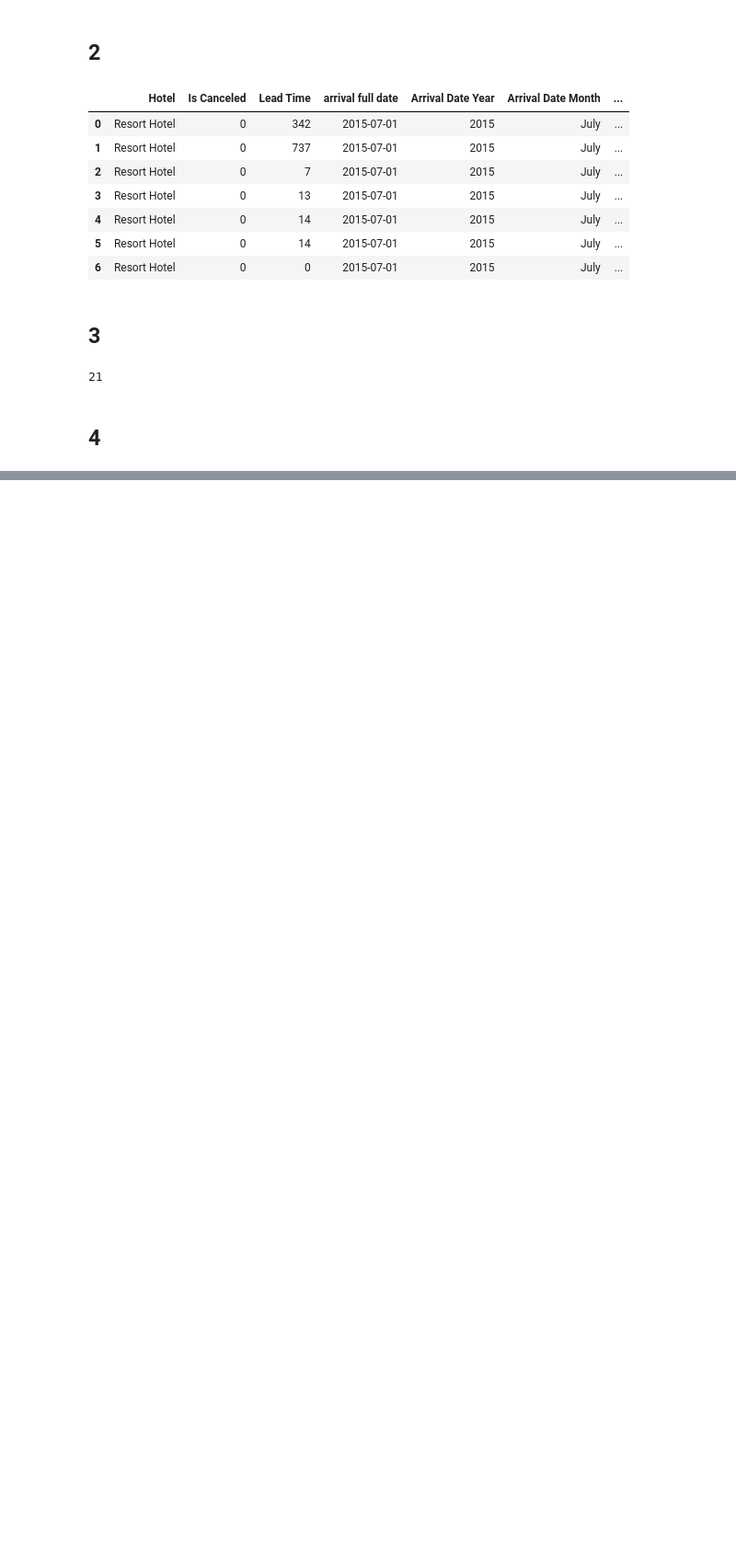
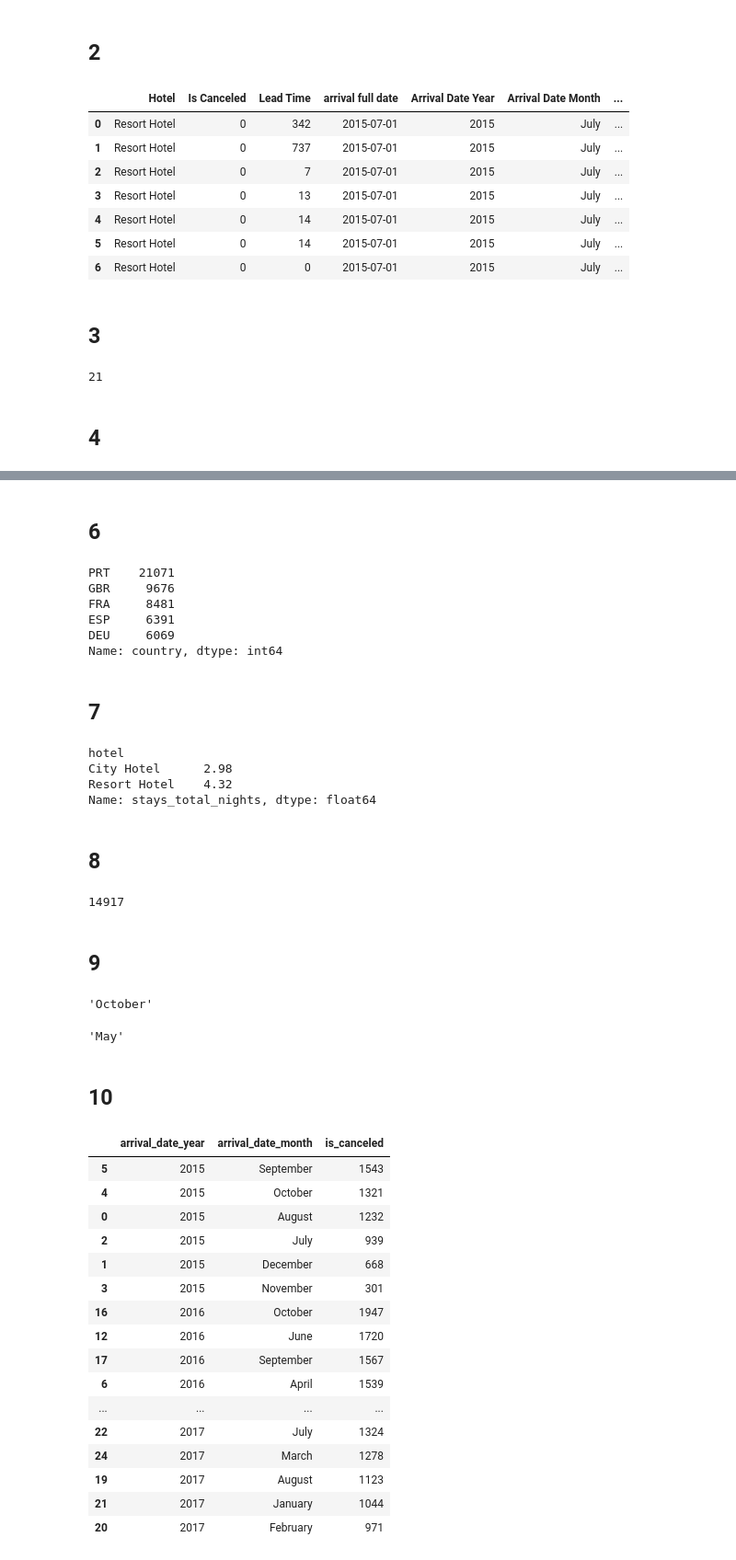
Before and after one commit to gbrs/Demo_Data_Analyst_KC, a Jupyter notebook: lesson_2_miniproject.ipynb, the cells around one changed output, grey strips where cells are left out. Shown: that part at 92% size. Drawn from its saved outputs; the diff is of its cells as text; code cells hidden in the pictures; blank space fills up the shorter version.

```diff
--- a/lesson_2_miniproject.ipynb
+++ b/lesson_2_miniproject.ipynb
@@ -43,0 +50,3 @@ dtype: int64
+# %%
+bookings.columns = bookings.columns.str.lower().str.replace(' ', '_')
+bookings.head()
@@ -43,0 +60,62 @@ dtype: int64
+# %% [markdown]
+## 6
+# %%
+bookings[bookings.is_canceled == 0].country.value_counts()[:5]
+# %% [output]
+PRT    21071
+GBR     9676
+FRA     8481
+ESP     6391
+DEU     6069
+Name: country, dtype: int64
+# %% [markdown]
+## 7
+# %%
+bookings.groupby('hotel').stays_total_nights.mean().round(2)
+# %% [output]
+hotel
+City Hotel      2.98
+Resort Hotel    4.32
+Name: stays_total_nights, dtype: float64
+# %% [markdown]
+## 8
+# %%
+sum(bookings.assigned_room_type != bookings.reserved_room_type)
+# %% [output]
+14917
+# %% [markdown]
+## 9
+# %%
+bookings[bookings.arrival_date_year == 2016].groupby('arrival_date_month').arrival_date_month.count().idxmax()
+# %% [output]
+'October'
+# %%
+bookings[bookings.arrival_date_year == 2017].groupby('arrival_date_month').arrival_date_month.count().idxmax()
+# %% [output]
+'May'
+# %% [markdown]
+## 10
+# %%
+bookings[(bookings.hotel == 'City Hotel')]\
+        .groupby(['arrival_date_year', 'arrival_date_month'], as_index=False)\
+        .is_canceled\
+        .sum()\
+        .sort_values(['arrival_date_year', 'is_canceled'], ascending=[True, False])
+# %% [output]
+|  | arrival_date_year | arrival_date_month | is_canceled |
+| 5 | 2015 | September | 1543 |
+| 4 | 2015 | October | 1321 |
+| 0 | 2015 | August | 1232 |
+| 2 | 2015 | July | 939 |
+| 1 | 2015 | December | 668 |
+| 3 | 2015 | November | 301 |
+| 16 | 2016 | October | 1947 |
+| 12 | 2016 | June | 1720 |
+| 17 | 2016 | September | 1567 |
+| 6 | 2016 | April | 1539 |
+| ... | ... | ... | ... |
+| 22 | 2017 | July | 1324 |
+| 24 | 2017 | March | 1278 |
+| 19 | 2017 | August | 1123 |
+| 21 | 2017 | January | 1044 |
+| 20 | 2017 | February | 971 |
```
Also changed, not shown: parts of 14 cells of this notebook.
